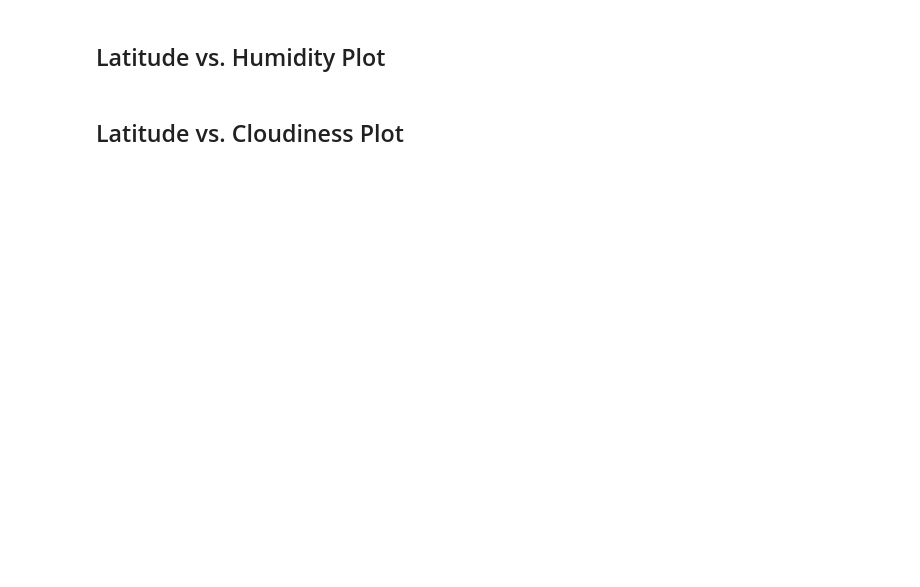
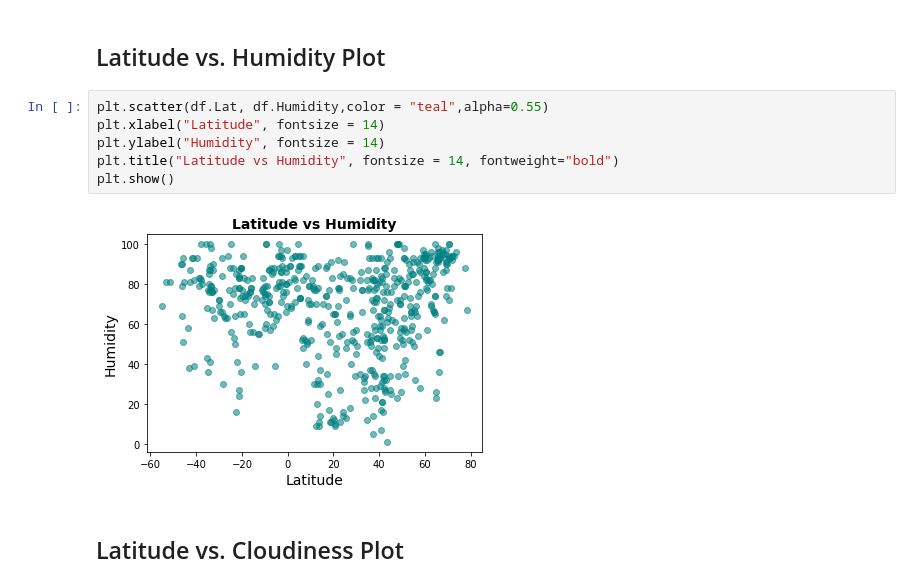
Before and after one commit to yaitouny/SMU_homework, a Jupyter notebook: 06-Python-APIs/python-api-challenge/starter_code/WeatherPy.ipynb, the cells around one changed output. Cells and saved outputs as stored; diff of their text form; blank space fills up the shorter version.

```diff
--- a/06-Python-APIs/python-api-challenge/starter_code/WeatherPy.ipynb
+++ b/06-Python-APIs/python-api-challenge/starter_code/WeatherPy.ipynb
@@ -209,4 +230,12 @@ df.describe()
 # %% [markdown]
 ## Latitude vs. Humidity Plot
+# %%
+plt.scatter(df.Lat, df.Humidity,color = "teal",alpha=0.55)
+plt.xlabel("Latitude", fontsize = 14)
+plt.ylabel("Humidity", fontsize = 14)
+plt.title("Latitude vs Humidity", fontsize = 14, fontweight="bold")
+plt.show()
+# %% [output]
+[figure, added]
 # %% [markdown]
 ## Latitude vs. Cloudiness Plot
```
Also changed, not shown: parts of 23 cells of this notebook, 1 other file.
